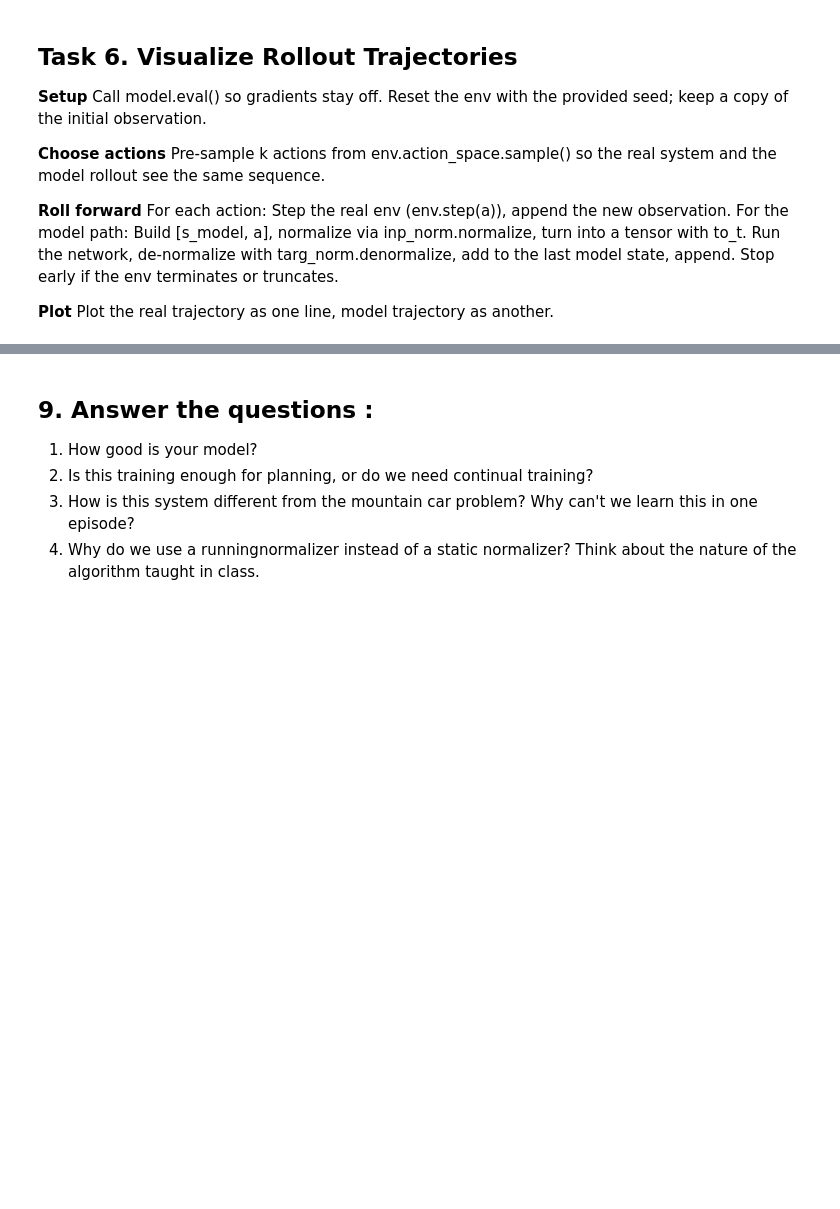
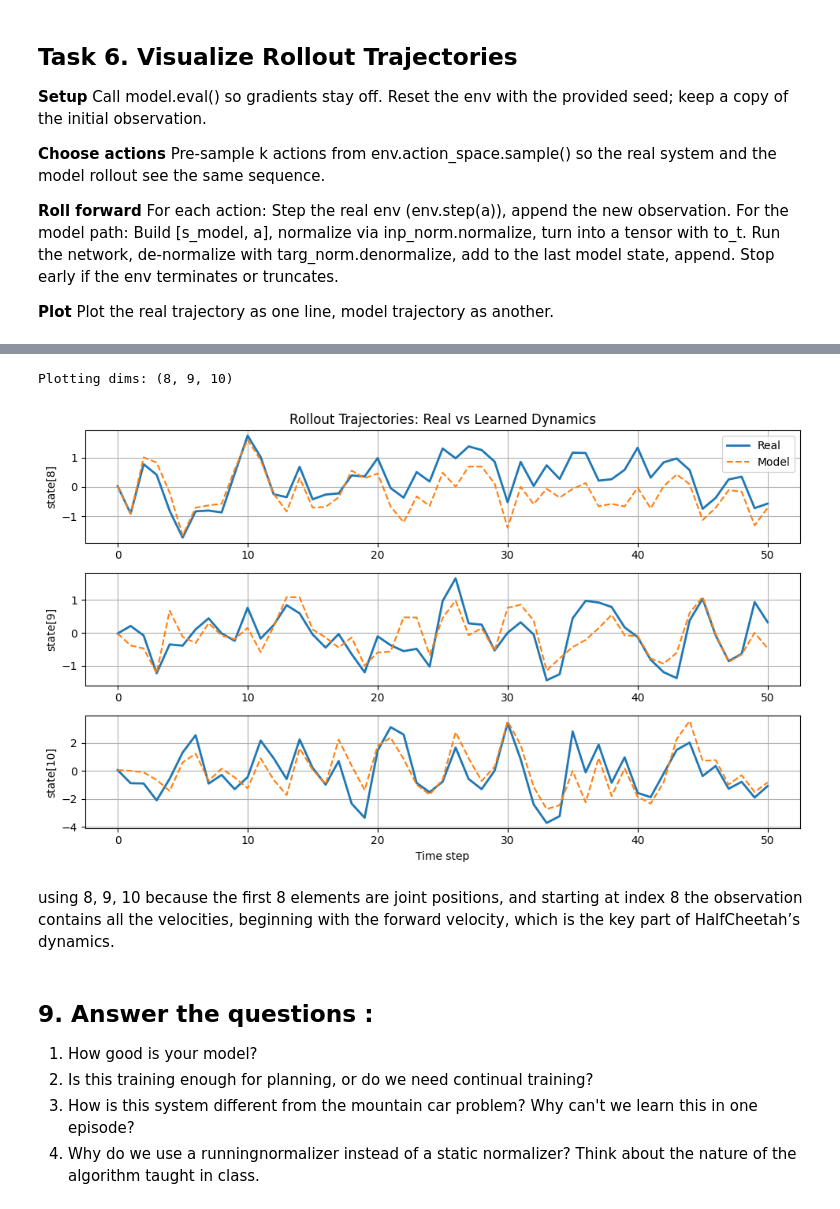
Before and after one commit to Sak724/CSE437_Lab-Reports, a Jupyter notebook: lab10_half_cheetah_dynamics.ipynb, the cells around one changed output, grey strips where cells are left out. Saved outputs shown, nothing was run; the diff lists cells and outputs as text; code cells hidden in the pictures; blank space fills up the shorter version.

```diff
--- a/lab10_half_cheetah_dynamics.ipynb
+++ b/lab10_half_cheetah_dynamics.ipynb
@@ -247,3 +713,21 @@ dims = list(range(1, 17))
+# %%
+# Example 2: Focus on forward velocity and nearby velocity dimensions
+dims_to_plot = (qvel_start, qvel_start + 1, qvel_start + 2)
+
+print("Plotting dims:", dims_to_plot)
+
+visualize_rollout(
+    env,
+    model,
+    k=50,                  # rollout length
+    dims=dims_to_plot,     # which state indices to visualize
+    seed=2025              # reproducibility
+)
+# %% [output]
+Plotting dims: (8, 9, 10)
+[figure, added]
+# %% [markdown]
+ using 8, 9, 10 because the first 8 elements are joint positions, and starting at index 8 the observation contains all the velocities, beginning with the forward velocity, which is the key part of HalfCheetah’s dynamics.
 # %% [markdown]
 
 ## 9. Answer the questions :
```
Also changed, not shown: parts of 19 cells of this notebook.
